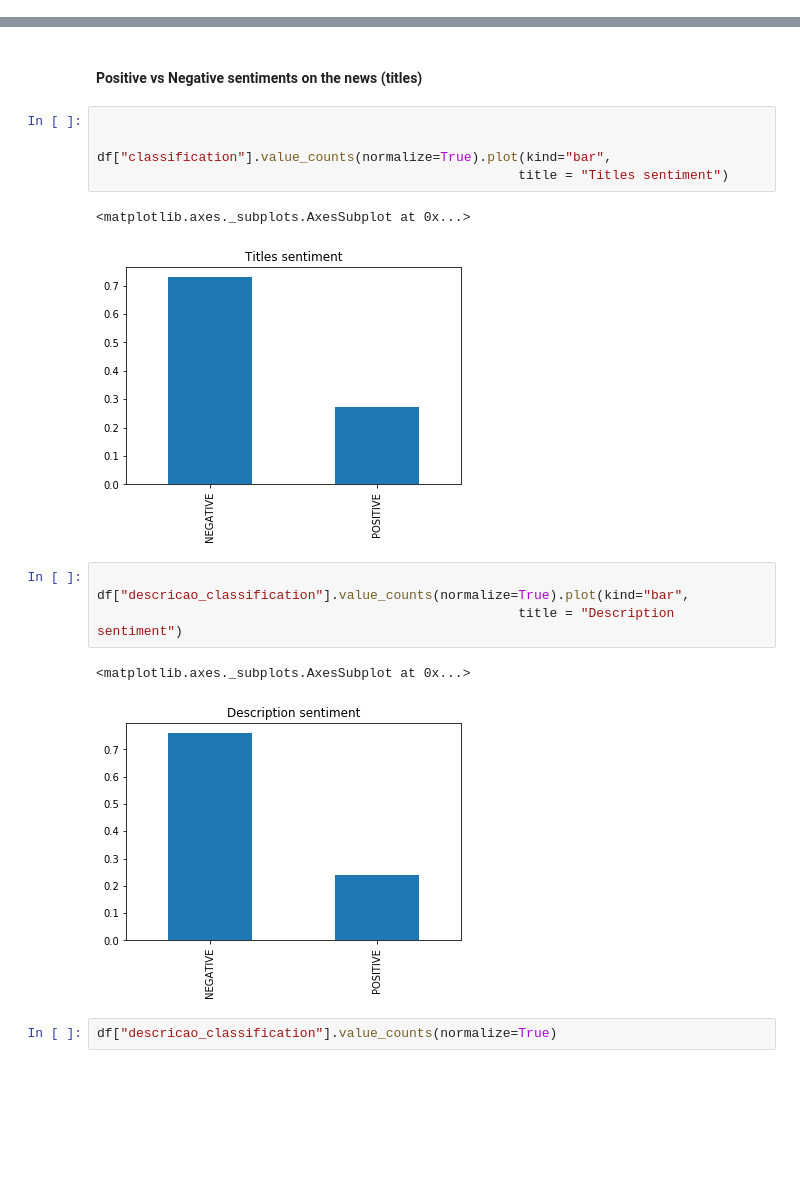
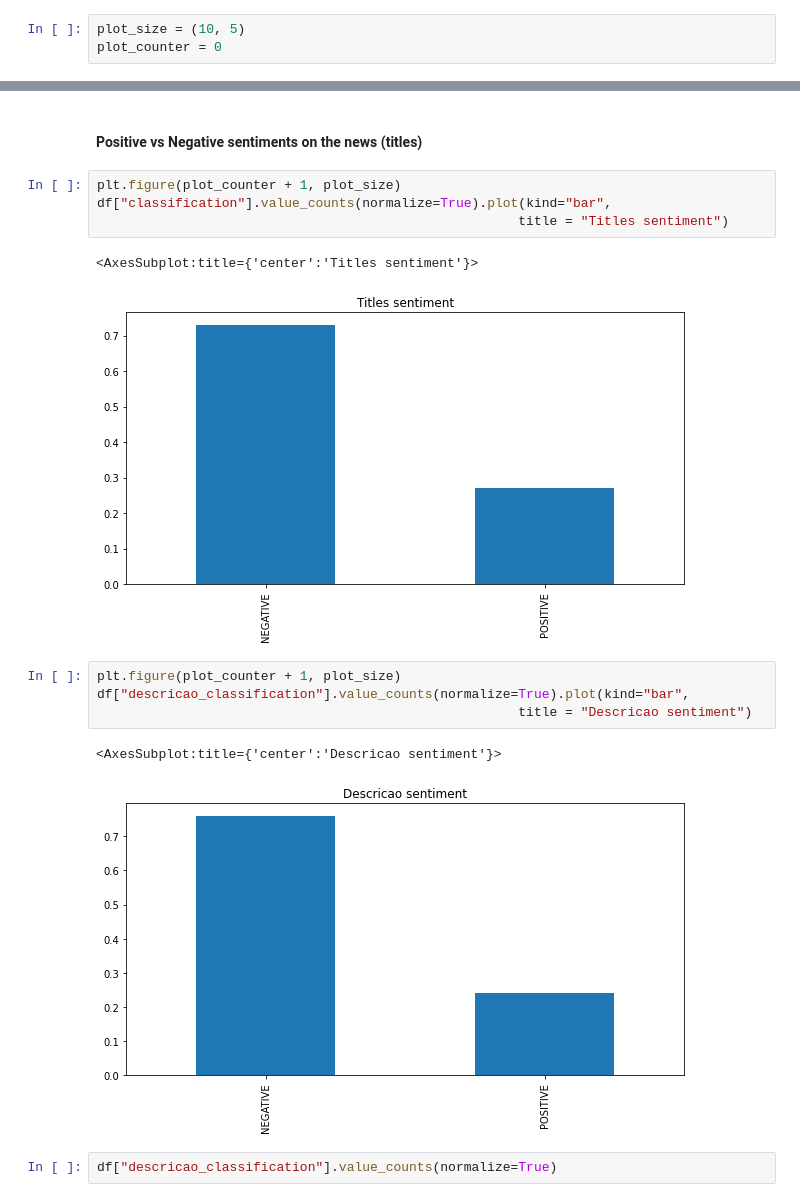
Before and after one commit to dssg-pt/miniproject-sentimentanalysis-covid, a Jupyter notebook: notebooks/news_classification_analysis.ipynb, the cells around one changed output, grey strips where cells are left out. Drawn from its saved outputs; the diff is of its cells as text; blank space fills up the shorter version.

```diff
--- a/notebooks/news_classification_analysis.ipynb
+++ b/notebooks/news_classification_analysis.ipynb
@@ -111,3 +113,6 @@ df["data"] = pd.to_datetime(df["data"], errors = "coerce")
+# %%
+plot_size = (10, 5)
+plot_counter = 0
 # %% [markdown]
 #### Score's Distribution
 # %%
@@ -134,20 +140,19 @@ plt.show()
 # %% [markdown]
 #### Positive vs Negative sentiments on the news (titles)
 # %%
-
-
+plt.figure(plot_counter + 1, plot_size)
 df["classification"].value_counts(normalize=True).plot(kind="bar",
                                                       title = "Titles sentiment")
 # %% [output]
-<matplotlib.axes._subplots.AxesSubplot at 0x...>
+<AxesSubplot:title={'center':'Titles sentiment'}>
-[figure, old version]
+[figure, new version]
 # %%
-
+plt.figure(plot_counter + 1, plot_size)
 df["descricao_classification"].value_counts(normalize=True).plot(kind="bar",
-                                                      title = "Description sentiment")
+                                                      title = "Descricao sentiment")
 # %% [output]
-<matplotlib.axes._subplots.AxesSubplot at 0x...>
+<AxesSubplot:title={'center':'Descricao sentiment'}>
-[figure, old version]
+[figure, new version]
 # %%
 df["descricao_classification"].value_counts(normalize=True)
 # %% [output]
```
Also changed, not shown: parts of 16 cells of this notebook, 1 other file.
